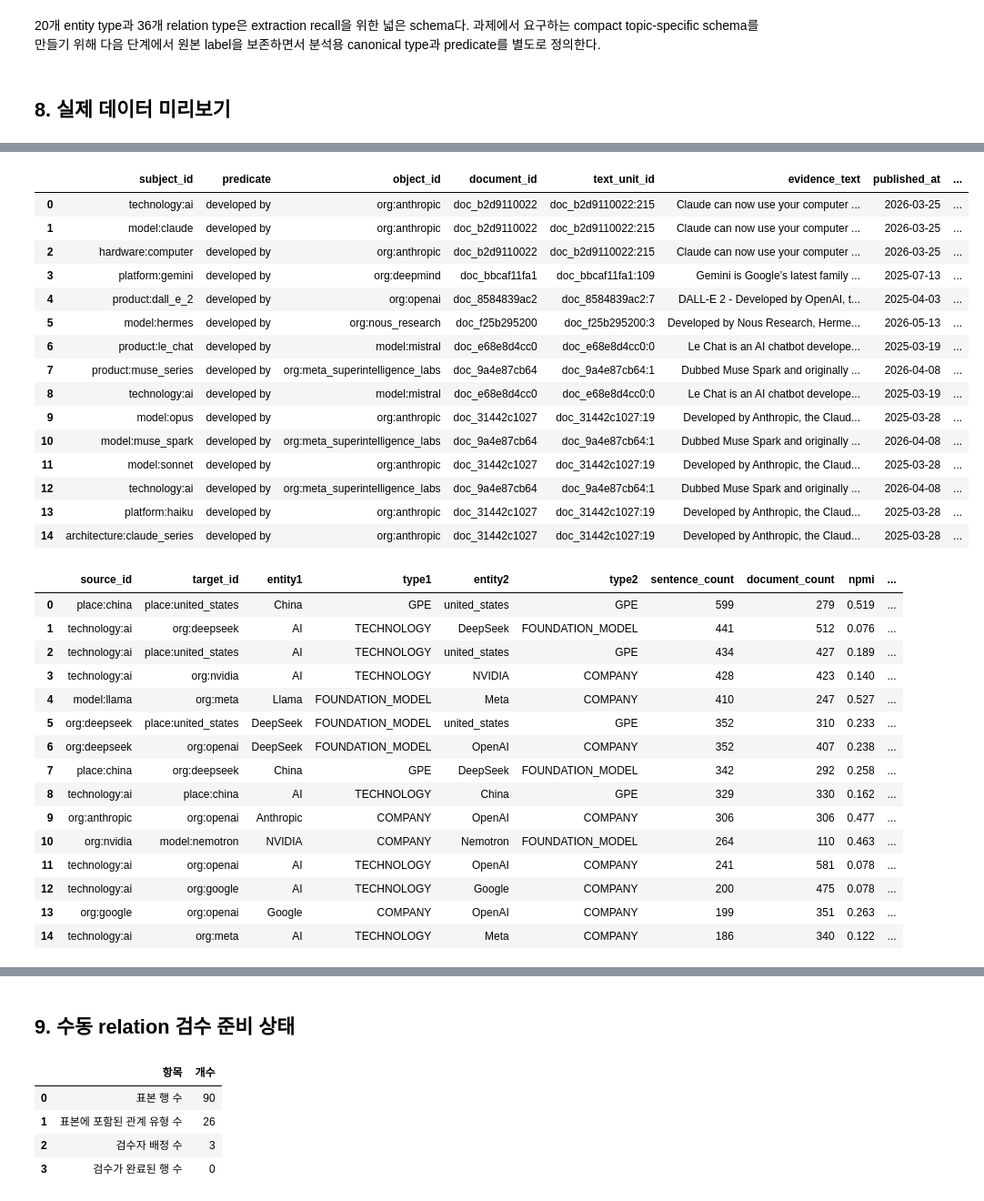
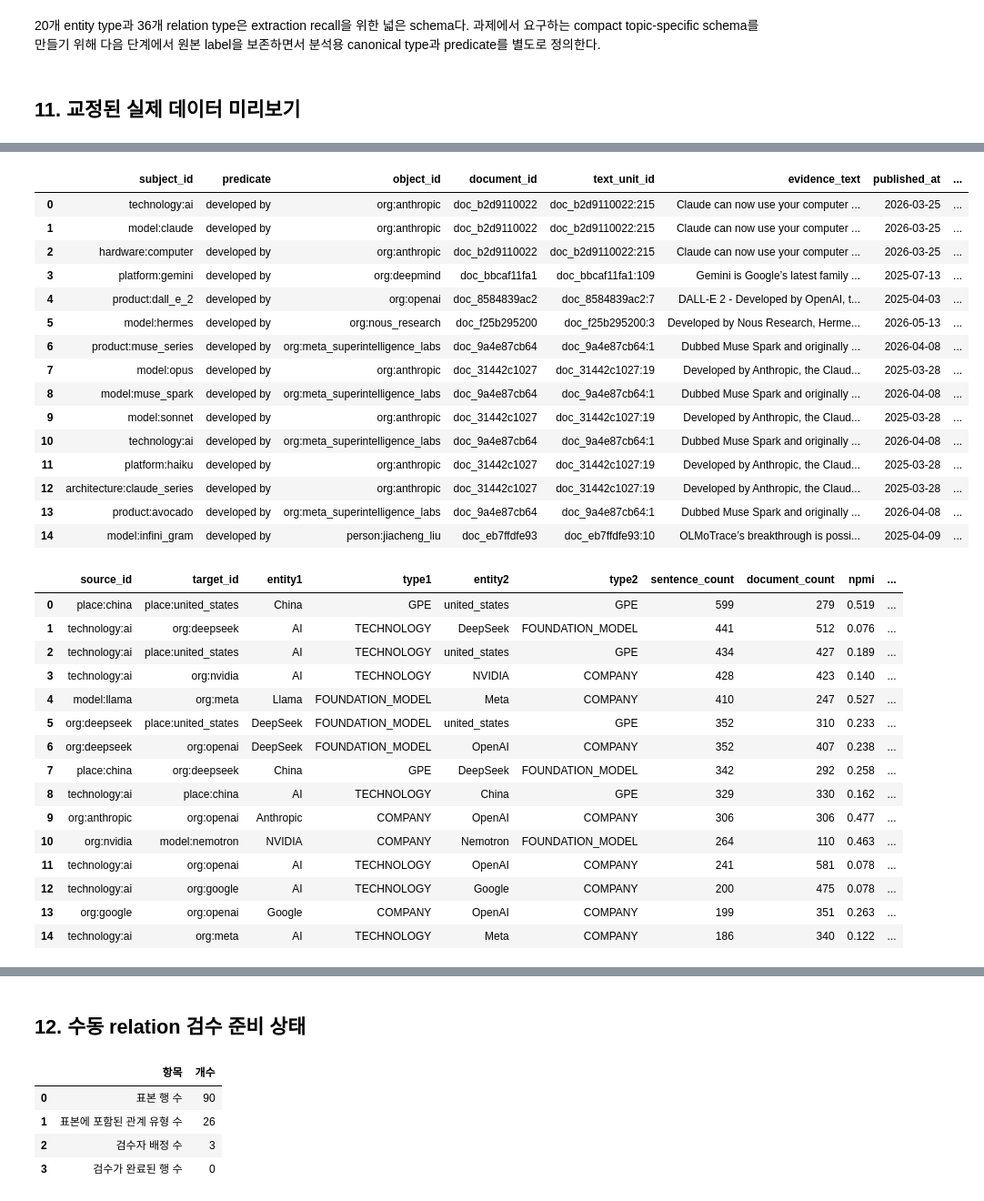
Before and after one commit to jihyeon26/2026-09-CLT-computational_language, a Jupyter notebook: notebooks/stage1_wp3_open_models_contract.ipynb, the cells around one changed output, grey strips where cells are left out. Shown at 91% size. Drawn from its saved outputs; the diff is of its cells as text; code cells hidden in the pictures.

Commit message:
docs(wp3): demonstrate official handover corrections

```diff
--- a/notebooks/stage1_wp3_open_models_contract.ipynb
+++ b/notebooks/stage1_wp3_open_models_contract.ipynb
@@ -233,0 +300,27 @@ WP2의 `sentence_id`는 각 문서 안에서 다시 0부터 시작한다. Contra
+# %%
+analysis_relations, relation_policy_audit = apply_relation_policy(
+    typed_relations,
+    reviews=None,
+    policies=contract["policies"],
+)
+collapsed_relations = collapse_relations(analysis_relations, documents=None)
+
+relation_correction_summary = pd.DataFrame(
+    [
+        ("원본 relation assertion", len(relations)),
+        ("self-loop 제외", relation_policy_audit.get("excluded_self_relations", 0)),
+        ("최종 node type signature 불일치 제외", relation_policy_audit.get("excluded_by_final_signature", 0)),
+        ("분석용 relation assertion", len(analysis_relations)),
+        ("triple 기준으로 collapse한 분석용 edge", len(collapsed_relations)),
+        (
+            "collapsed edge의 추가 중복",
+            int(collapsed_relations.duplicated(["subject_id", "predicate", "object_id"]).sum()),
+        ),
+    ],
+    columns=["교정 단계", "개수"],
+)
+display(relation_correction_summary)
+
+assert analysis_relations["final_type_valid"].all()
+assert not (analysis_relations["subject_id"] == analysis_relations["object_id"]).any()
+assert not collapsed_relations.duplicated(["subject_id", "predicate", "object_id"]).any()
@@ -350,52 +499,53 @@ display(pd.DataFrame(
 compact topic-specific schema를 만들기 위해 다음 단계에서 원본 label을 보존하면서 분석용
 canonical type과 predicate를 별도로 정의한다.
 # %% [markdown]
-## 8. 실제 데이터 미리보기
+## 11. 교정된 실제 데이터 미리보기
 # %%
 display(entities.sort_values("mention_count", ascending=False).head(15))
 display(
-    relations[
+    analysis_relations[
         [
             "subject_id", "predicate", "object_id", "document_id",
             "text_unit_id", "evidence_text", "published_at",
             "extraction_method", "rule_score",
         ]
     ].head(15)
 )
 display(cooccurrence.sort_values("sentence_count", ascending=False).head(15))
+display(collapsed_relations.head(15))
 # %% [output]
 |  | entity_id | canonical_name | entity_type | canonical_id | developer | model_versions | mention_count | ... |
 | 1833 | technology:ai | AI | TECHNOLOGY | NaN | NaN | NaN | 7630 | ... |
 | 7640 | org:deepseek | DeepSeek | COMPANY | deepseek | DeepSeek | DeepSeek R1, DeepSeek R2, DeepSee... | 4560 | ... |
 | 16198 | org:nvidia | NVIDIA | COMPANY | NaN | NaN | NaN | 3494 | ... |
 | 40752 | model:model | model | AI_MODEL | NaN | NaN | NaN | 3283 | ... |
 | 52873 | place:united_states | united_states | GPE | NaN | NaN | NaN | 2446 | ... |
 | 39187 | model:llm | llm | AI_MODEL | NaN | NaN | NaN | 2404 | ... |
 | 17400 | org:openai | OpenAI | COMPANY | NaN | NaN | NaN | 2313 | ... |
 | 14196 | model:llama | Llama | FOUNDATION_MODEL | llama | Meta | Llama 1, Llama 2, Llama 2.0, Llam... | 2035 | ... |
 | 6044 | place:china | China | GPE | NaN | NaN | NaN | 1977 | ... |
 | 10671 | org:google | Google | COMPANY | NaN | NaN | NaN | 1953 | ... |
 | 18931 | model:qwen | Qwen | FOUNDATION_MODEL | qwen | Alibaba | Qwen 0.5, Qwen 1.5, Qwen 2, Qwen ... | 1682 | ... |
 | 10387 | model:gemma | Gemma | FOUNDATION_MODEL | gemma | Google | Gemma 1, Gemma 2, Gemma 3, Gemma ... | 1601 | ... |
 | 6079 | group:chinese | Chinese | NORP | NaN | NaN | NaN | 1461 | ... |
 | 43234 | concept:open_source_model | open_source_model | OPENNESS_CONCEPT | open_source_model | NaN | NaN | 1353 | ... |
 | 15316 | org:meta | Meta | COMPANY | NaN | NaN | NaN | 1336 | ... |
 |  | subject_id | predicate | object_id | document_id | text_unit_id | evidence_text | published_at | ... |
 | 0 | technology:ai | developed by | org:anthropic | doc_b2d9110022 | doc_b2d9110022:215 | Claude can now use your computer ... | 2026-03-25 | ... |
 | 1 | model:claude | developed by | org:anthropic | doc_b2d9110022 | doc_b2d9110022:215 | Claude can now use your computer ... | 2026-03-25 | ... |
 | 2 | hardware:computer | developed by | org:anthropic | doc_b2d9110022 | doc_b2d9110022:215 | Claude can now use your computer ... | 2026-03-25 | ... |
 | 3 | platform:gemini | developed by | org:deepmind | doc_bbcaf11fa1 | doc_bbcaf11fa1:109 | Gemini is Google’s latest family ... | 2025-07-13 | ... |
 | 4 | product:dall_e_2 | developed by | org:openai | doc_8584839ac2 | doc_8584839ac2:7 | DALL-E 2 - Developed by OpenAI, t... | 2025-04-03 | ... |
 | 5 | model:hermes | developed by | org:nous_research | doc_f25b295200 | doc_f25b295200:3 | Developed by Nous Research, Herme... | 2026-05-13 | ... |
-| 6 | product:le_chat | developed by | model:mistral | doc_e68e8d4cc0 | doc_e68e8d4cc0:0 | Le Chat is an AI chatbot develope... | 2025-03-19 | ... |
-| 7 | product:muse_series | developed by | org:meta_superintelligence_labs | doc_9a4e87cb64 | doc_9a4e87cb64:1 | Dubbed Muse Spark and originally ... | 2026-04-08 | ... |
-| 8 | technology:ai | developed by | model:mistral | doc_e68e8d4cc0 | doc_e68e8d4cc0:0 | Le Chat is an AI chatbot develope... | 2025-03-19 | ... |
-| 9 | model:opus | developed by | org:anthropic | doc_31442c1027 | doc_31442c1027:19 | Developed by Anthropic, the Claud... | 2025-03-28 | ... |
-| 10 | model:muse_spark | developed by | org:meta_superintelligence_labs | doc_9a4e87cb64 | doc_9a4e87cb64:1 | Dubbed Muse Spark and originally ... | 2026-04-08 | ... |
-| 11 | model:sonnet | developed by | org:anthropic | doc_31442c1027 | doc_31442c1027:19 | Developed by Anthropic, the Claud... | 2025-03-28 | ... |
-| 12 | technology:ai | developed by | org:meta_superintelligence_labs | doc_9a4e87cb64 | doc_9a4e87cb64:1 | Dubbed Muse Spark and originally ... | 2026-04-08 | ... |
-| 13 | platform:haiku | developed by | org:anthropic | doc_31442c1027 | doc_31442c1027:19 | Developed by Anthropic, the Claud... | 2025-03-28 | ... |
-| 14 | architecture:claude_series | developed by | org:anthropic | doc_31442c1027 | doc_31442c1027:19 | Developed by Anthropic, the Claud... | 2025-03-28 | ... |
+| 6 | product:muse_series | developed by | org:meta_superintelligence_labs | doc_9a4e87cb64 | doc_9a4e87cb64:1 | Dubbed Muse Spark and originally ... | 2026-04-08 | ... |
+| 7 | model:opus | developed by | org:anthropic | doc_31442c1027 | doc_31442c1027:19 | Developed by Anthropic, the Claud... | 2025-03-28 | ... |
+| 8 | model:muse_spark | developed by | org:meta_superintelligence_labs | doc_9a4e87cb64 | doc_9a4e87cb64:1 | Dubbed Muse Spark and originally ... | 2026-04-08 | ... |
+| 9 | model:sonnet | developed by | org:anthropic | doc_31442c1027 | doc_31442c1027:19 | Developed by Anthropic, the Claud... | 2025-03-28 | ... |
+| 10 | technology:ai | developed by | org:meta_superintelligence_labs | doc_9a4e87cb64 | doc_9a4e87cb64:1 | Dubbed Muse Spark and originally ... | 2026-04-08 | ... |
+| 11 | platform:haiku | developed by | org:anthropic | doc_31442c1027 | doc_31442c1027:19 | Developed by Anthropic, the Claud... | 2025-03-28 | ... |
+| 12 | architecture:claude_series | developed by | org:anthropic | doc_31442c1027 | doc_31442c1027:19 | Developed by Anthropic, the Claud... | 2025-03-28 | ... |
+| 13 | product:avocado | developed by | org:meta_superintelligence_labs | doc_9a4e87cb64 | doc_9a4e87cb64:1 | Dubbed Muse Spark and originally ... | 2026-04-08 | ... |
+| 14 | model:infini_gram | developed by | person:jiacheng_liu | doc_eb7ffdfe93 | doc_eb7ffdfe93:10 | OLMoTrace’s breakthrough is possi... | 2025-04-09 | ... |
 |  | source_id | target_id | entity1 | type1 | entity2 | type2 | sentence_count | document_count | npmi | ... |
 | 0 | place:china | place:united_states | China | GPE | united_states | GPE | 599 | 279 | 0.519 | ... |
 | 1 | technology:ai | org:deepseek | AI | TECHNOLOGY | DeepSeek | FOUNDATION_MODEL | 441 | 512 | 0.076 | ... |
@@ -415,5 +581,5 @@ display(cooccurrence.sort_values("sentence_count", ascending=False).head(15))
 # %% [markdown]
-## 9. 수동 relation 검수 준비 상태
+## 12. 수동 relation 검수 준비 상태
 # %%
 assert REVIEW_SAMPLE_PATH.exists(), f"검수 표본이 없습니다: {REVIEW_SAMPLE_PATH}"
 review_sample = pd.read_csv(REVIEW_SAMPLE_PATH)
```
Also changed, not shown: parts of 21 cells of this notebook, 1 other file.
